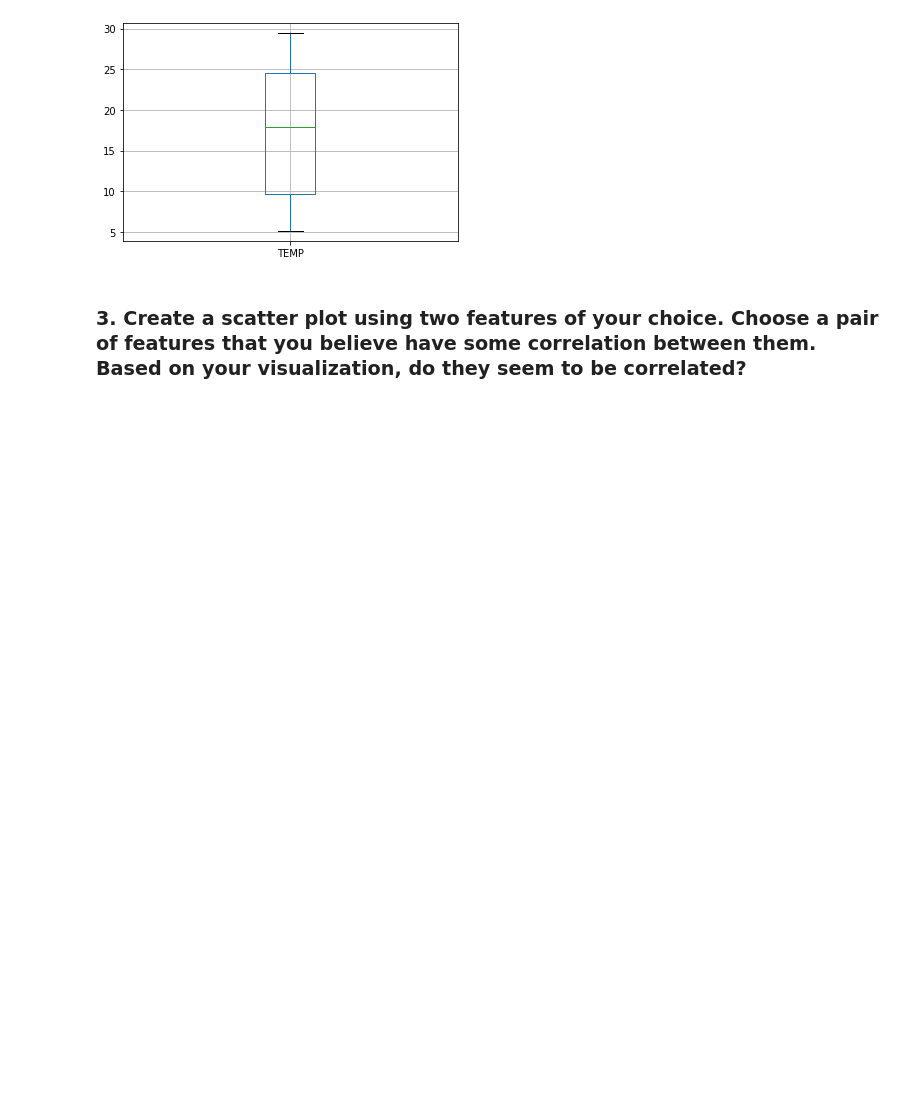
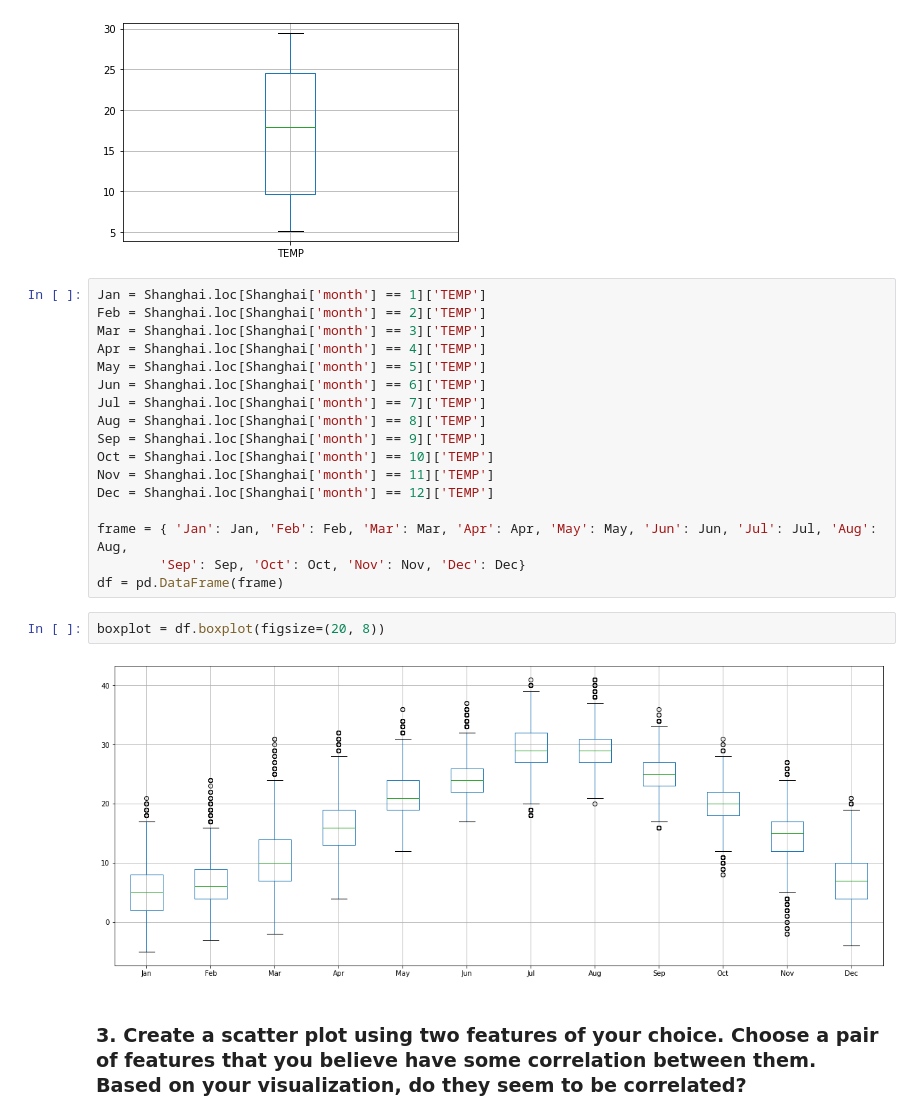
Before and after one commit to yimanliu/CS6220-Data-Mining, a Jupyter notebook: Assignment_5.ipynb, the cells around one changed output. Drawn from its saved outputs; the diff is of its cells as text; blank space fills up the shorter version.

```diff
--- a/Assignment_5.ipynb
+++ b/Assignment_5.ipynb
@@ -321,6 +307,27 @@ df
 boxplot = df.boxplot()
 # %% [output]
 [figure]
+# %%
+Jan = Shanghai.loc[Shanghai['month'] == 1]['TEMP']
+Feb = Shanghai.loc[Shanghai['month'] == 2]['TEMP']
+Mar = Shanghai.loc[Shanghai['month'] == 3]['TEMP']
+Apr = Shanghai.loc[Shanghai['month'] == 4]['TEMP']
+May = Shanghai.loc[Shanghai['month'] == 5]['TEMP']
+Jun = Shanghai.loc[Shanghai['month'] == 6]['TEMP']
+Jul = Shanghai.loc[Shanghai['month'] == 7]['TEMP']
+Aug = Shanghai.loc[Shanghai['month'] == 8]['TEMP']
+Sep = Shanghai.loc[Shanghai['month'] == 9]['TEMP']
+Oct = Shanghai.loc[Shanghai['month'] == 10]['TEMP']
+Nov = Shanghai.loc[Shanghai['month'] == 11]['TEMP']
+Dec = Shanghai.loc[Shanghai['month'] == 12]['TEMP']
+
+frame = { 'Jan': Jan, 'Feb': Feb, 'Mar': Mar, 'Apr': Apr, 'May': May, 'Jun': Jun, 'Jul': Jul, 'Aug': Aug,
+        'Sep': Sep, 'Oct': Oct, 'Nov': Nov, 'Dec': Dec}
+df = pd.DataFrame(frame)
+# %%
+boxplot = df.boxplot(figsize=(20, 8))
+# %% [output]
+[figure, added]
 # %% [markdown]
 ### 3. Create a scatter plot using two features of your choice. Choose a pair of features that you believe have some correlation between them. Based on your visualization, do they seem to be correlated?
 # %%
```
Also changed, not shown: parts of 2 cells of this notebook.
